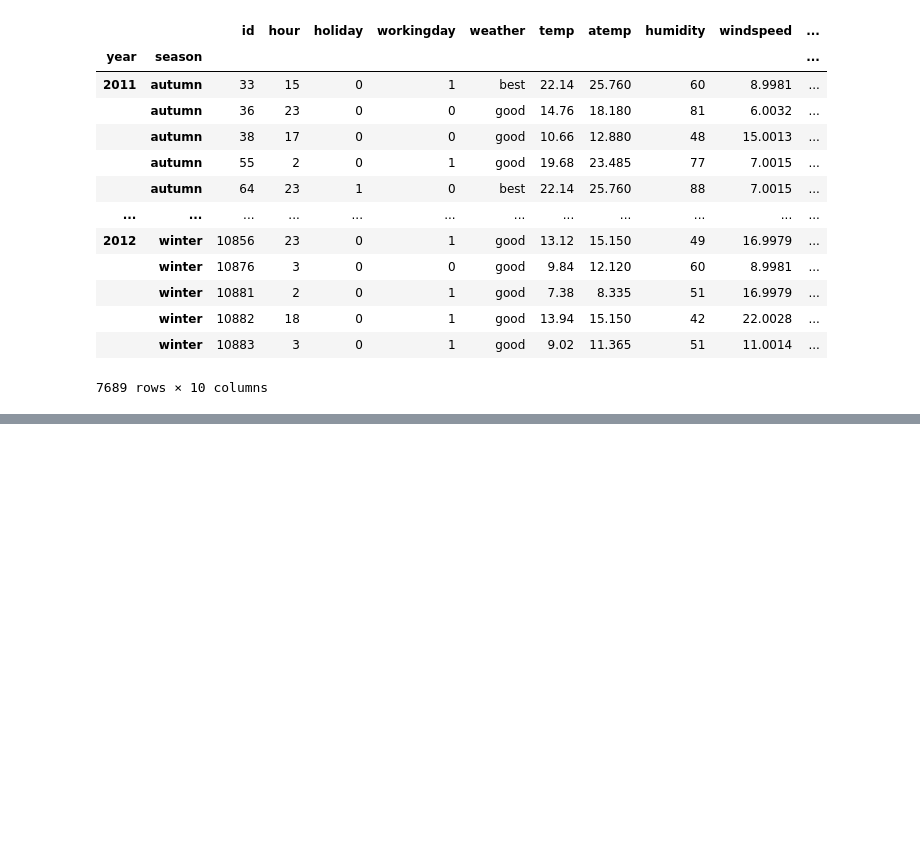
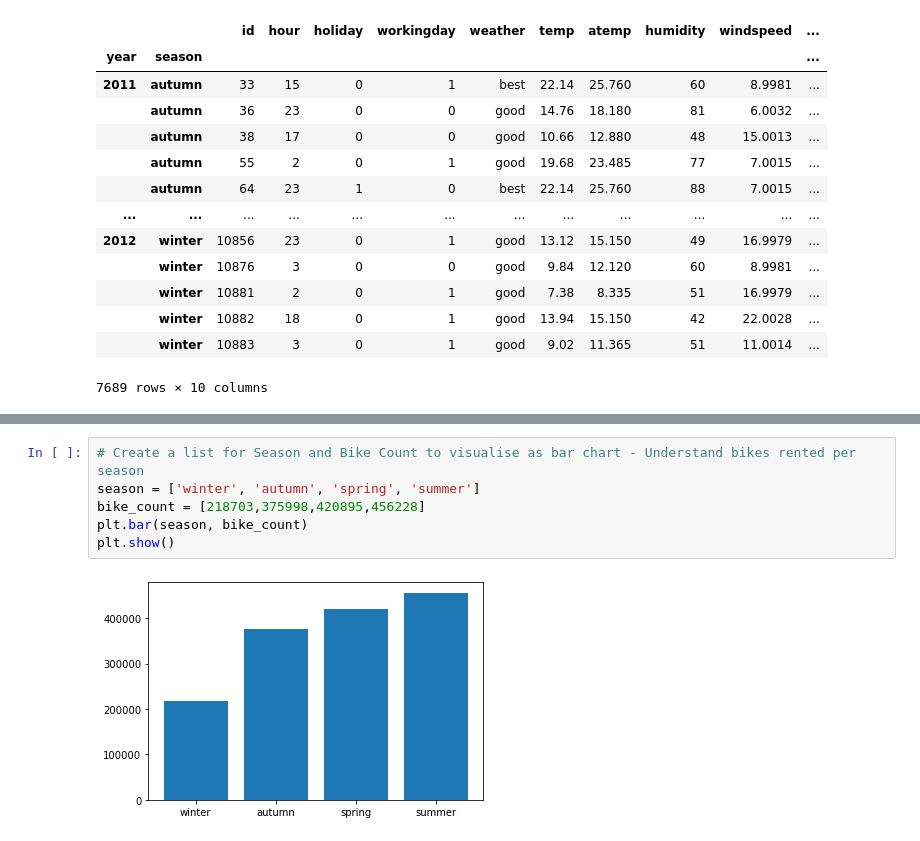
Before and after one commit to anyafrydrych/UCDPA_AnnaKleynhans, a Jupyter notebook: UCDPA_AnnaKleynhans.ipynb, the cells around one changed output, grey strips where cells are left out. Saved outputs shown, nothing was run; the diff lists cells and outputs as text; blank space fills up the shorter version.

```diff
--- a/UCDPA_AnnaKleynhans.ipynb
+++ b/UCDPA_AnnaKleynhans.ipynb
@@ -381,0 +391,8 @@ pd.DataFrame(first_5_rentals)
+# %%
+# Create a list for Season and Bike Count to visualise as bar chart - Understand bikes rented per season
+season = ['winter', 'autumn', 'spring', 'summer']
+bike_count = [218703,375998,420895,456228]
+plt.bar(season, bike_count)
+plt.show()
+# %% [output]
+[figure, added]
```
Also changed, not shown: parts of 21 cells of this notebook.
